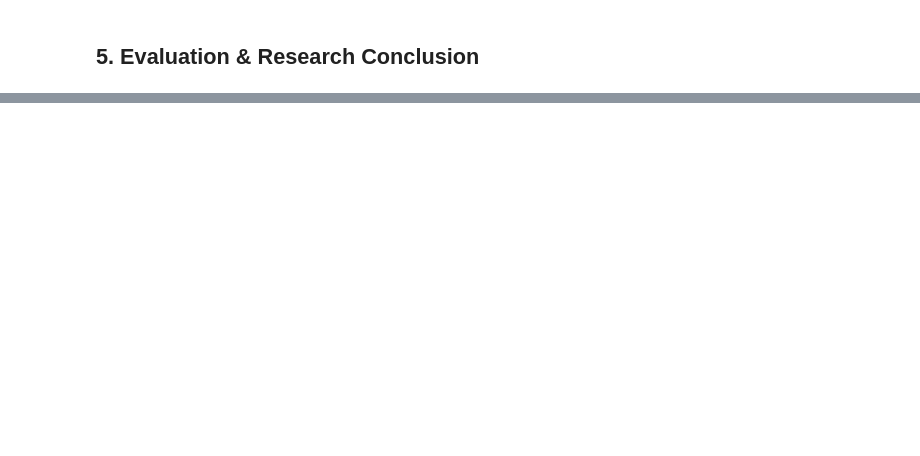
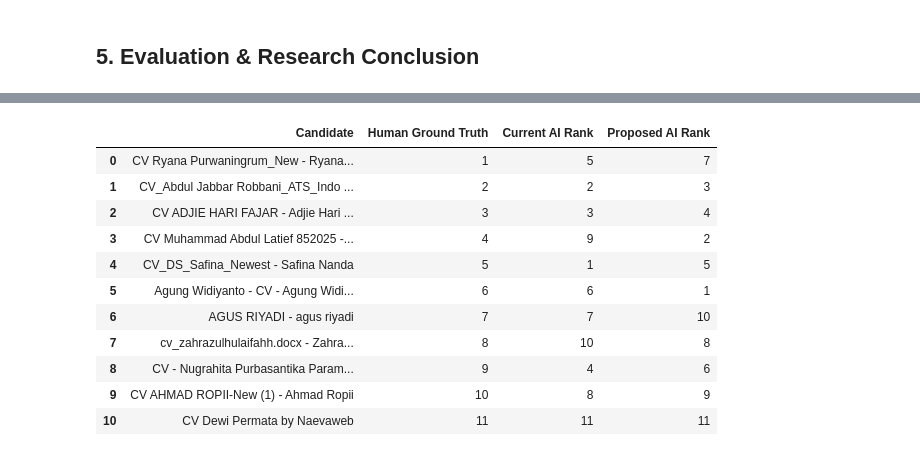
Before and after one commit to nnnsrn/ai-cv-screener, a Jupyter notebook: notebooks/01_pipeline_benchmark.ipynb, the cells around one changed output, grey strips where cells are left out. Drawn from its saved outputs; the diff is of its cells as text; code cells hidden in the pictures; blank space fills up the shorter version.

```diff
--- a/notebooks/01_pipeline_benchmark.ipynb
+++ b/notebooks/01_pipeline_benchmark.ipynb
@@ -293,0 +667,82 @@ if not torch.cuda.is_available():
+# %%
+from sklearn.metrics import ndcg_score
+
+print("\n" + "="*73)
+print("             AI CV SCREENER PIPELINE BENCHMARK SUMMARY                   ")
+print("=========================================================================")
+
+# ---------------------------------------------------------
+# NEW: IR Evaluation Function (Top-K)
+# ---------------------------------------------------------
+def calculate_ir_metrics(pred_ranks, true_ranks, k=5):
+    pred_ranks = np.array(pred_ranks)
+    true_ranks = np.array(true_ranks)
+
+    # Sort indices based on the AI's predicted ranking
+    sorted_idx = np.argsort(pred_ranks)
+    top_k_pred_idx = sorted_idx[:k]
+
+    # Define "Relevant" candidates as the Human's Top K (1, 2, 3, 4, 5)
+    relevant_idx = np.where(true_ranks <= k)[0]
+
+    # 1. Precision & Recall @ K
+    hits = len(set(top_k_pred_idx).intersection(set(relevant_idx)))
+    p_at_k = hits / k
+    r_at_k = hits / len(relevant_idx)
+
+    # 2. MRR (Mean Reciprocal Rank)
+    mrr = 0
+    for i, idx in enumerate(sorted_idx):
+        if idx in relevant_idx:
+            mrr = 1.0 / (i + 1)
+            break
+
+    # 3. MAP (Mean Average Precision)
+    ap, current_hits = 0, 0
+    for i, idx in enumerate(top_k_pred_idx):
+        if idx in relevant_idx:
+            current_hits += 1
+            ap += current_hits / (i + 1)
+    map_score = ap / k
+
+    # 4. NDCG @ K (Inverse rank for graded relevance: Rank 1 = 11 pts, Rank 11 = 1 pt)
+    num_candidates = len(true_ranks)
+    true_relevance = (num_candidates + 1) - true_ranks
+    pred_scores = (num_candidates + 1) - pred_ranks
+    ndcg = ndcg_score([true_relevance], [pred_scores], k=k)
+
+    return p_at_k, r_at_k, mrr, map_score, ndcg
+
+# Calculate IR Metrics for K=5
+k_val = 5
+leg_p, leg_r, leg_mrr, leg_map, leg_ndcg = calculate_ir_metrics(results_df["Current AI Rank"], results_df["Human Ground Truth"], k=k_val)
+prop_p, prop_r, prop_mrr, prop_map, prop_ndcg = calculate_ir_metrics(results_df["Proposed AI Rank"], results_df["Human Ground Truth"], k=k_val)
+
+benchmark_summary = pd.DataFrame([
+    {
+        "Pipeline": "Current",
+        "Latency": round(avg_current_lat, 2),
+        "Kendall Tau": round(current_tau, 3),
+        "Spearman Rho": round(current_rho, 3),
+        f"NDCG@{k_val}": round(leg_ndcg, 3),
+        f"MAP": round(leg_map, 3),
+        f"Precision@{k_val}": round(leg_p, 3),
+        f"MRR": round(leg_mrr, 3)
+    },
+    {
+        "Pipeline": "Proposed Hybrid",
+        "Latency": round(avg_proposed_lat, 2),
+        "Kendall Tau": round(proposed_tau, 3),
+        "Spearman Rho": round(proposed_rho, 3),
+        f"NDCG@{k_val}": round(prop_ndcg, 3),
+        f"MAP": round(prop_map, 3),
+        f"Precision@{k_val}": round(prop_p, 3),
+        f"MRR": round(prop_mrr, 3)
+    }
+])
+display(benchmark_summary)
+
+print("\nDetailed Rankings Comparison:")
+comparison_df = results_df[["Candidate", "Human Ground Truth", "Current AI Rank", "Proposed AI Rank"]].sort_values("Human Ground Truth")
+display(comparison_df.reset_index(drop=True))
+# %% [output]
@@ -293,0 +756,12 @@ if not torch.cuda.is_available():
+|  | Candidate | Human Ground Truth | Current AI Rank | Proposed AI Rank |
+| 0 | CV Ryana Purwaningrum_New - Ryana... | 1 | 5 | 7 |
+| 1 | CV_Abdul Jabbar Robbani_ATS_Indo ... | 2 | 2 | 3 |
+| 2 | CV ADJIE HARI FAJAR - Adjie Hari ... | 3 | 3 | 4 |
+| 3 | CV Muhammad Abdul Latief 852025 -... | 4 | 9 | 2 |
+| 4 | CV_DS_Safina_Newest - Safina Nanda | 5 | 1 | 5 |
+| 5 | Agung Widiyanto - CV - Agung Widi... | 6 | 6 | 1 |
+| 6 | AGUS RIYADI - agus riyadi | 7 | 7 | 10 |
+| 7 | cv_zahrazulhulaifahh.docx - Zahra... | 8 | 10 | 8 |
+| 8 | CV - Nugrahita Purbasantika Param... | 9 | 4 | 6 |
+| 9 | CV AHMAD ROPII-New (1) - Ahmad Ropii | 10 | 8 | 9 |
+| 10 | CV Dewi Permata by Naevaweb | 11 | 11 | 11 |
```
Also changed, not shown: parts of 17 cells of this notebook, 1 other file.
